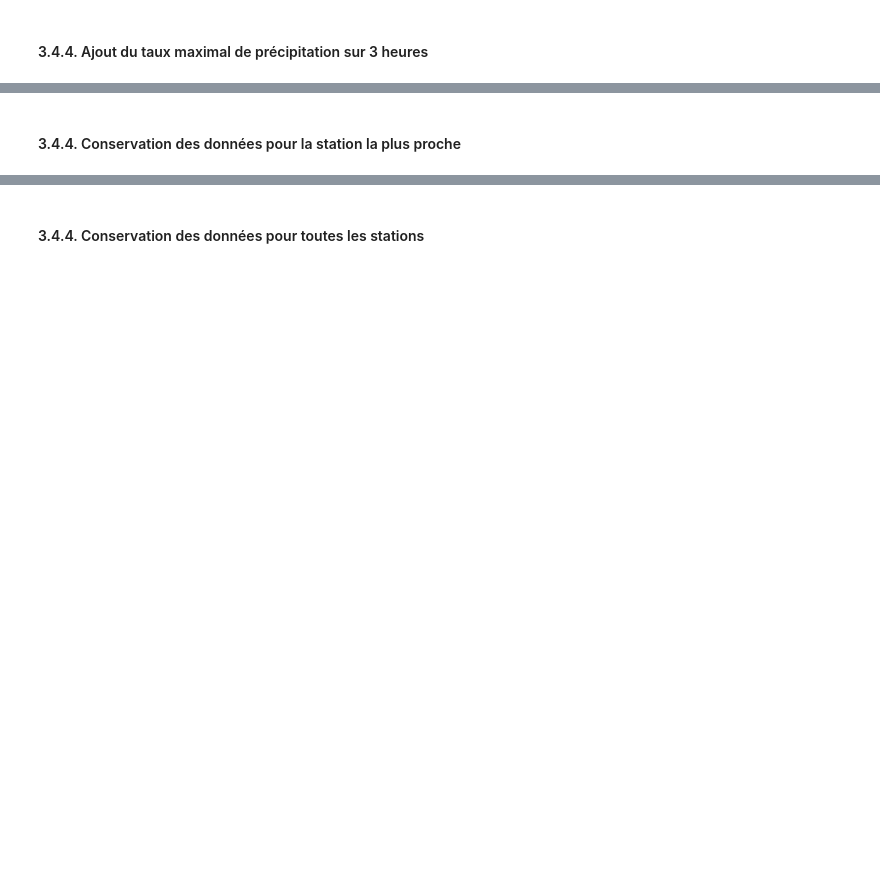
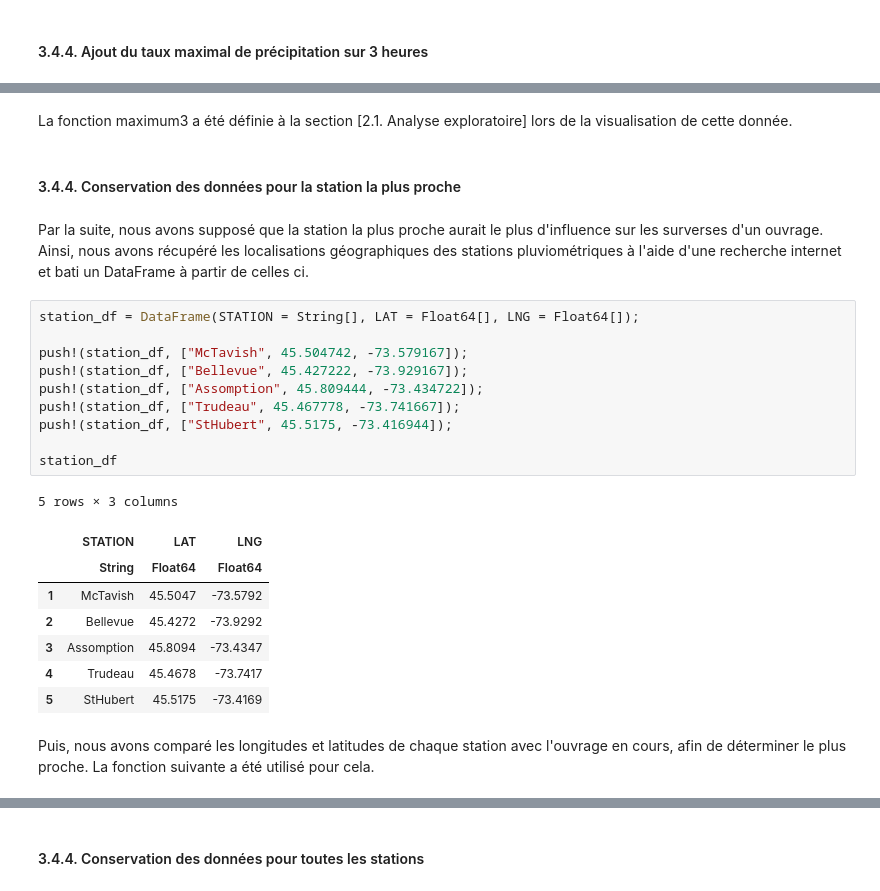
Before and after one commit to JeyzerMC/MTH3302-Project, a Jupyter notebook: rp_v2.ipynb, the cells around one changed output, grey strips where cells are left out. Drawn from its saved outputs; the diff is of its cells as text; blank space fills up the shorter version.

```diff
--- a/rp_v2.ipynb
+++ b/rp_v2.ipynb
@@ -994,3 +1027,28 @@ end
+# %% [markdown]
+La fonction maximum3 a été définie à la section [2.1. Analyse exploratoire] lors de la visualisation de cette donnée.
 # %% [markdown]
 <a id="3.4.4."></a>
 #### 3.4.4. Conservation des données pour la station la plus proche
+# %% [markdown]
+Par la suite, nous avons supposé que la station la plus proche aurait le plus d'influence sur les surverses d'un ouvrage. Ainsi, nous avons récupéré les localisations géographiques des stations pluviométriques à l'aide d'une recherche internet et bati un DataFrame à partir de celles ci.
+# %%
+station_df = DataFrame(STATION = String[], LAT = Float64[], LNG = Float64[]);
+
+push!(station_df, ["McTavish", 45.504742, -73.579167]);
+push!(station_df, ["Bellevue", 45.427222, -73.929167]);
+push!(station_df, ["Assomption", 45.809444, -73.434722]);
+push!(station_df, ["Trudeau", 45.467778, -73.741667]);
+push!(station_df, ["StHubert", 45.5175, -73.416944]);
+
+station_df
+# %% [output]
+5 rows × 3 columns
+|  | STATION | LAT | LNG |
+|  | String | Float64 | Float64 |
+| 1 | McTavish | 45.5047 | -73.5792 |
+| 2 | Bellevue | 45.4272 | -73.9292 |
+| 3 | Assomption | 45.8094 | -73.4347 |
+| 4 | Trudeau | 45.4678 | -73.7417 |
+| 5 | StHubert | 45.5175 | -73.4169 |
+# %% [markdown]
+Puis, nous avons comparé les longitudes et latitudes de chaque station avec l'ouvrage en cours, afin de déterminer le plus proche. La fonction suivante a été utilisé pour cela.
```
Also changed, not shown: parts of 45 cells of this notebook.
